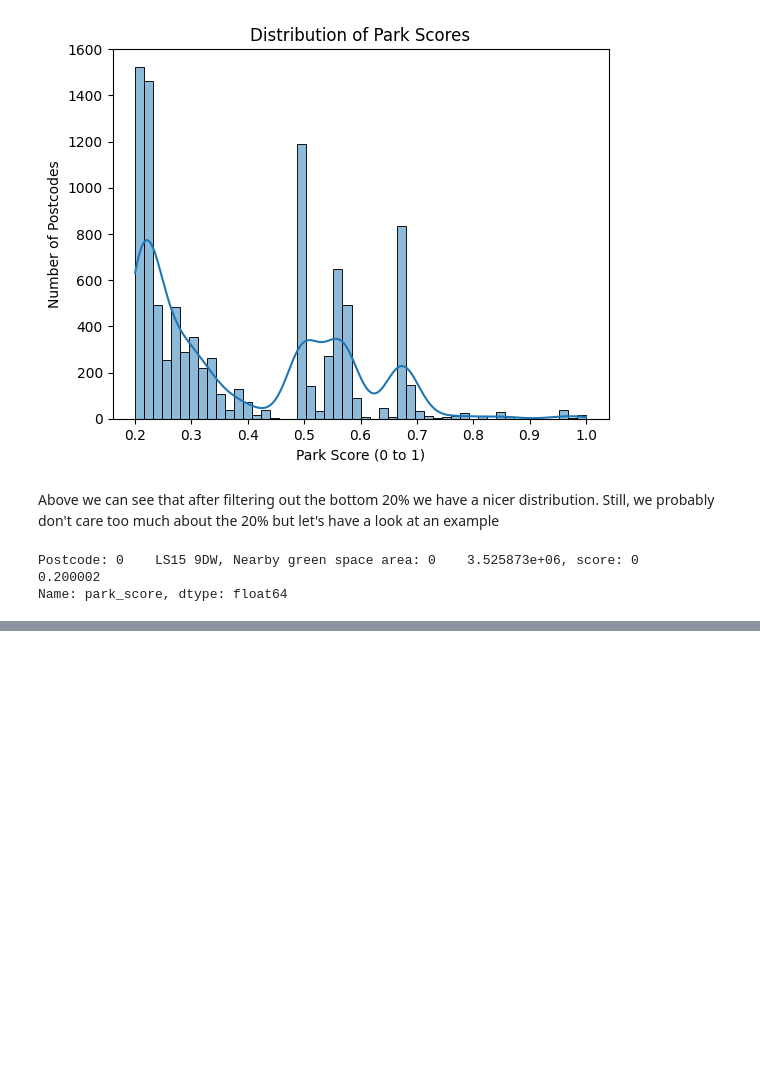
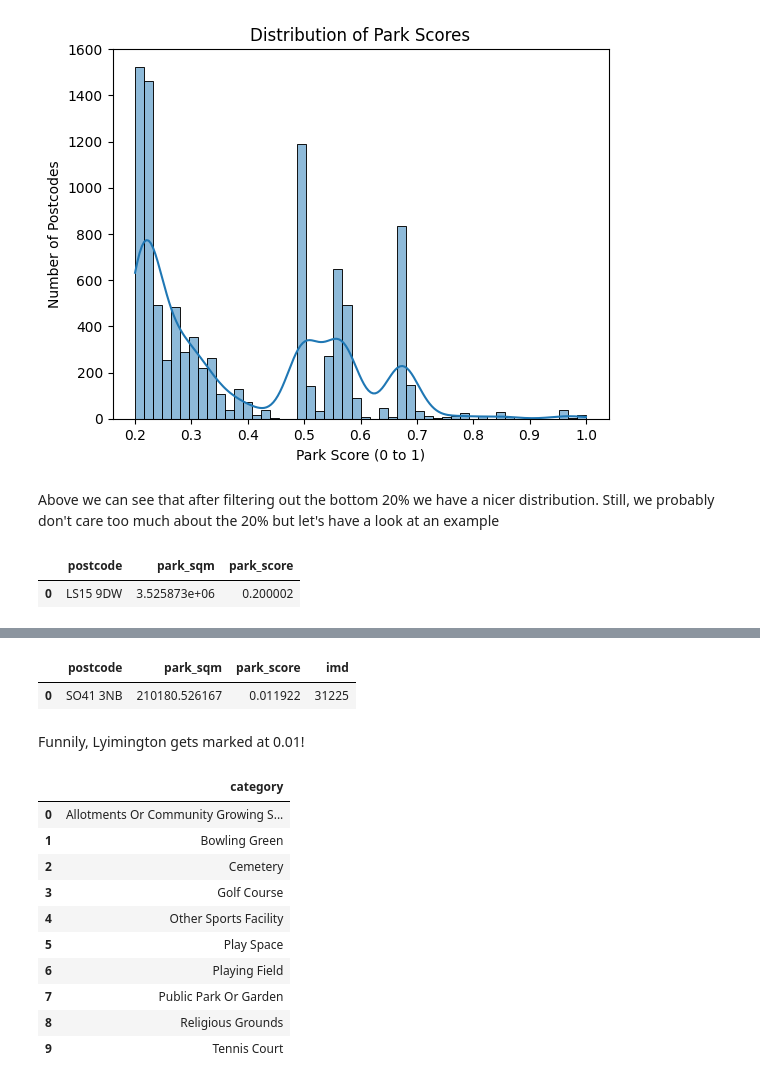
Before and after one commit to moulson/loam, a Jupyter notebook: notebooks/analysis.ipynb, the cells around one changed output, grey strips where cells are left out. Drawn from its saved outputs; the diff is of its cells as text; code cells hidden in the pictures; blank space fills up the shorter version.

```diff
--- a/notebooks/analysis.ipynb
+++ b/notebooks/analysis.ipynb
@@ -75,27 +53,6 @@ plt.show()
 # %% [markdown]
 Above we can see that after filtering out the bottom 20% we have a nicer distribution. Still, we probably don't care too much about the 20% but let's have a look at an example
 # %%
-import psycopg2
-import pandas as pd
-import seaborn as sns
-import matplotlib.pyplot as plt
-import yaml;
-
-def load_config(path="../config/config.yaml"):
-    with open(path, "r") as f:
-        return yaml.safe_load(f)
-
-config = load_config()
-db = config['database']
-conn = psycopg2.connect(
-    dbname=db['dbname'],
-    user=db['user'],
-    password=db['password'],
-    host=db['host'],
-    port=db['port']
-)
-
-# Load data
 df = pd.read_sql("""
                  SELECT postcode, park_sqm, park_score
                  FROM postcodes
@@ -103,15 +60,47 @@ df = pd.read_sql("""
                    AND park_score > 0.2
                  ORDER BY park_score
                  LIMIT 1""", conn)
-conn.close()
 
-# Plot histogram
-print(f"Postcode: {df['postcode'].to_string()}, Nearby green space area: {df['park_sqm'].to_string()}, score: {df['park_score']}")
+df
 # %% [output]
-Postcode: 0    LS15 9DW, Nearby green space area: 0    3.525873e+06, score: 0    0.200002
-Name: park_score, dtype: float64
+|  | postcode | park_sqm | park_score |
+| 0 | LS15 9DW | 3.525873e+06 | 0.200002 |
 # %% [markdown]
 LS15 9DW
 ![image.png](figures/fig-1.png)
 
 So this actually has quite a bit of green space around it. It might be that we have to filter it the other way around or use logarithmic scoring instead of just normalized score.
+# %%
+df = pd.read_sql("""
+                 SELECT postcode, park_sqm, park_score, imd
+                 FROM postcodes
+                 WHERE postcode = 'SO41 3NB'
+                 LIMIT 1""", conn)
+
+df
+# %% [output]
+|  | postcode | park_sqm | park_score | imd |
+| 0 | SO41 3NB | 210180.526167 | 0.011922 | 31225 |
+# %% [markdown]
+Funnily, Lyimington gets marked at 0.01!
+# %%
+# Load data
+df = pd.read_sql("""
+                 SELECT
+                 function AS category
+                 FROM parks
+                 GROUP BY function""", conn)
+
+df
+# %% [output]
+|  | category |
+| 0 | Allotments Or Community Growing S... |
+| 1 | Bowling Green |
+| 2 | Cemetery |
+| 3 | Golf Course |
+| 4 | Other Sports Facility |
+| 5 | Play Space |
+| 6 | Playing Field |
+| 7 | Public Park Or Garden |
+| 8 | Religious Grounds |
+| 9 | Tennis Court |
```
Also changed, not shown: parts of 27 cells of this notebook, 1 other file.
